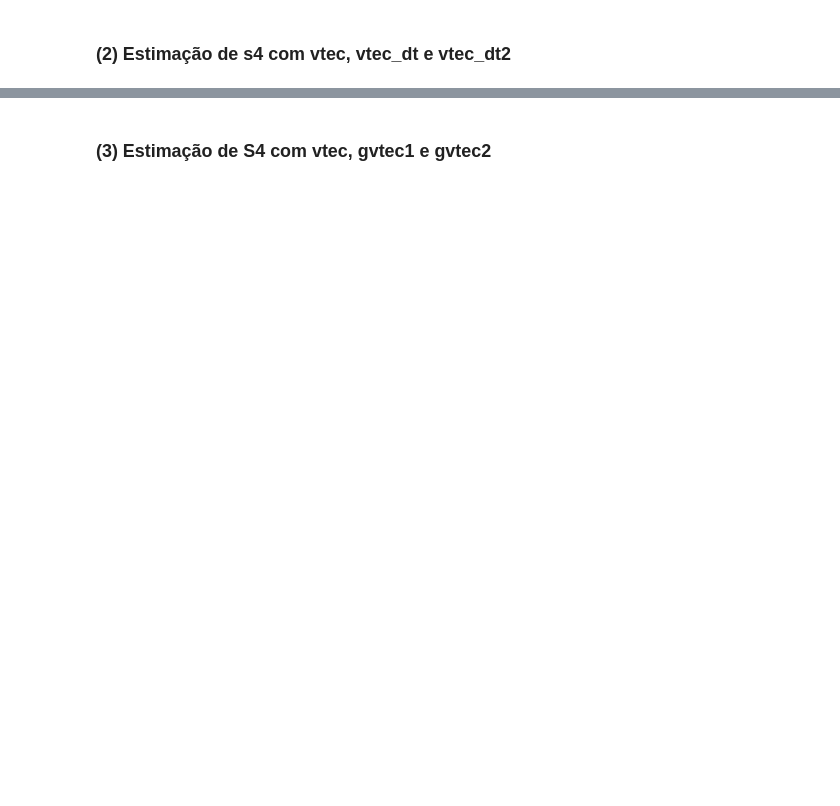
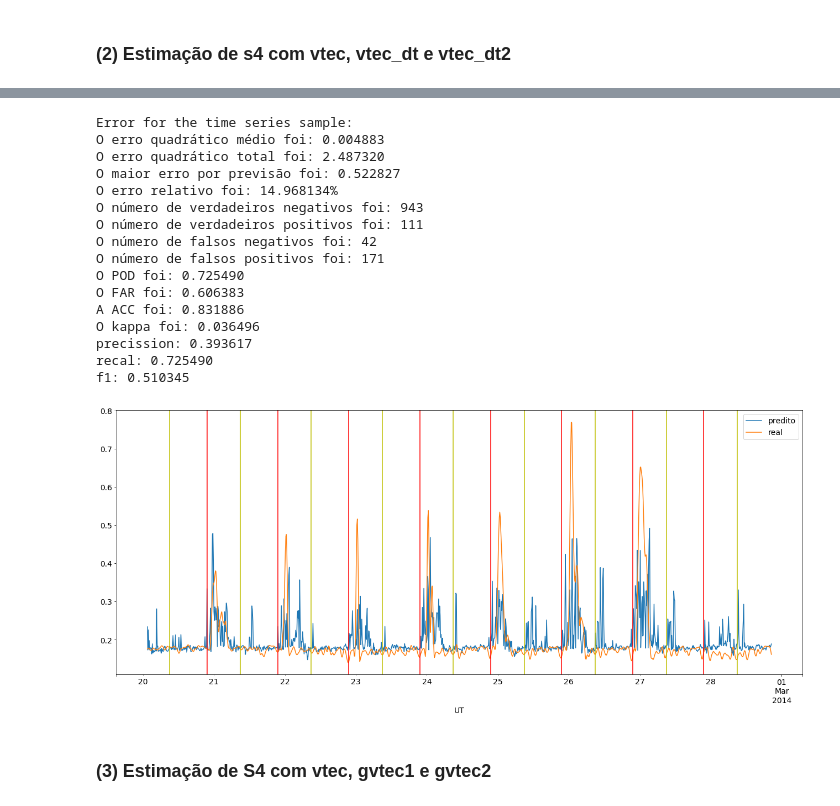
Before and after one commit to retiarus/correlation_vtec_s4, a Jupyter notebook: 07_analise_sj2_random_florest_some_variables.ipynb, the cells around one changed output, grey strips where cells are left out. Saved outputs shown, nothing was run; the diff lists cells and outputs as text; code cells hidden in the pictures; blank space fills up the shorter version.

```diff
--- a/07_analise_sj2_random_florest_some_variables.ipynb
+++ b/07_analise_sj2_random_florest_some_variables.ipynb
@@ -181,2 +78,25 @@ O kappa foi: 0.039269
+# %%
+instances_set = ['vtec', 'vtec_dt', 'vtec_dt2']
+dict_error = generate_and_avaliate_model(df=df,
+                                         instances_set=instances_set,
+                                         target='s4')
+# %% [output]
+Error for the time series sample:
+O erro quadrático médio foi: 0.004883
+O erro quadrático total foi: 2.487320
+O maior erro por previsão foi: 0.522827
+O erro relativo foi: 14.968134%
+O número de verdadeiros negativos foi: 943
+O número de verdadeiros positivos foi: 111
+O número de falsos negativos foi: 42
+O número de falsos positivos foi: 171
+O POD foi: 0.725490
+O FAR foi: 0.606383
+A ACC foi: 0.831886
+O kappa foi: 0.036496
+precission: 0.393617
+recal: 0.725490
+f1: 0.510345
+[figure, added]
 # %% [markdown]
 ### (3) Estimação de S4 com vtec, gvtec1 e gvtec2
```
Also changed, not shown: parts of 6 cells of this notebook.
